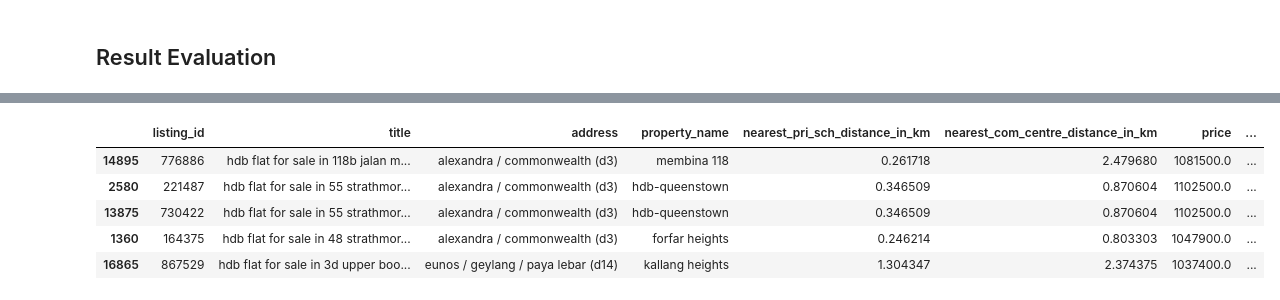
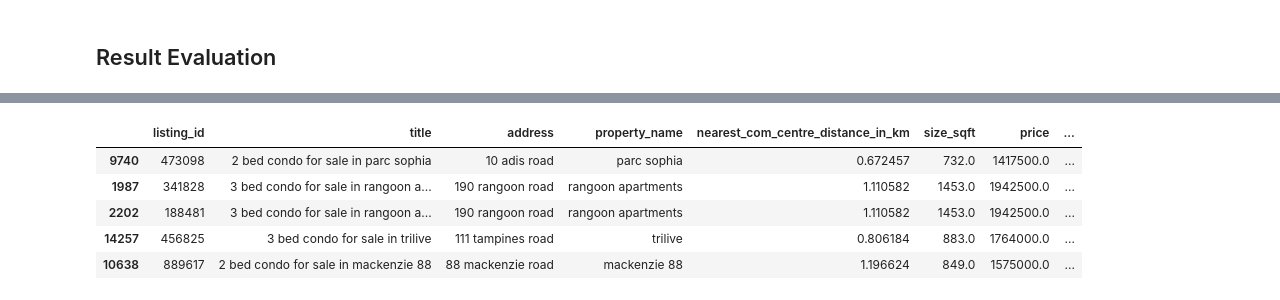
Before and after one commit to coby9241/cs5228-project, a Jupyter notebook: task2/task2_darren.ipynb, the cells around one changed output, grey strips where cells are left out. Cells and saved outputs as stored; diff of their text form; code cells hidden in the pictures.

```diff
--- a/task2/task2_darren.ipynb
+++ b/task2/task2_darren.ipynb
@@ -67,0 +59,14 @@ X_transformed = pipe.fit_transform(df)
+# %%
+def transform_data(df):
+    pipe = Pipeline(
+        [
+            ('standard_scaler', StandardScaler()),
+            ('knn', KNNImputer())
+            ]
+    )
+
+    return pd.DataFrame(data=pipe.fit_transform(df), columns=pipe.get_feature_names_out())
+# %%
+# Preprocessing
+df_transformed = transform_data(df)
+X_transformed = df_transformed.values
@@ -133,12 +150,12 @@ These are the available features that user can specify as their preferences:
 # %%
 # Explore parameters here
-row_idx = 0
+row_idx = 20141
 num_recommendations = 5
 algorithm = 'brute'
 metric = 'euclidean'
 
 # New parameter in this variation
-user_preferences = ['price', 'property_type_private', 'property_type_public', 'line_ew', 'size_sqft'] # feature names that user can specify as their preferences
+user_preferences = ['price', 'nearest_pri_sch_distance_in_km', 'tenure_high_year', 'line_ne'] # feature names that user can specify as their preferences
 # %% [markdown]
 **DO NOT NEED TO DO ANYTHING HERE**
 
@@ -190,12 +195,15 @@ Example:
 User will receive 10 recommendations in total. Out of the 10 recommendations, 4 recommendations (0.4 * 10) will come from random sampling of neighbours that are outside of top 10 but within top 50 (max_k) nearest neighbours. The remaining 6 recommendations will come from the 6 nearest neighbours.
 # %%
 # Parameters
-row_idx = 0
+row_idx = 20141
 num_recommendations = 5
 algorithm = 'brute'
 metric = 'euclidean'
 
 # New parameters in this variation
-max_k = 50
+max_k = 100
 degree_of_randomisation = 0.5
+
+# Set random seed
+np.random.seed(42)
 # %%
@@ -258,10 +282,10 @@ reco1
 # %%
-# model2
-reco2[['listing_id', 'title', 'address', 'property_name', 'nearest_pri_sch_distance_in_km', 'nearest_com_centre_distance_in_km'] + user_preferences]
+# model4
+reco4[['listing_id', 'title', 'address', 'property_name', 'nearest_com_centre_distance_in_km', 'size_sqft'] + user_preferences]
 # %% [output]
-|  | listing_id | title | address | property_name | nearest_pri_sch_distance_in_km | nearest_com_centre_distance_in_km | price | ... |
-| 14895 | 776886 | hdb flat for sale in 118b jalan m... | alexandra / commonwealth (d3) | membina 118 | 0.261718 | 2.479680 | 1081500.0 | ... |
-| 2580 | 221487 | hdb flat for sale in 55 strathmor... | alexandra / commonwealth (d3) | hdb-queenstown | 0.346509 | 0.870604 | 1102500.0 | ... |
-| 13875 | 730422 | hdb flat for sale in 55 strathmor... | alexandra / commonwealth (d3) | hdb-queenstown | 0.346509 | 0.870604 | 1102500.0 | ... |
-| 1360 | 164375 | hdb flat for sale in 48 strathmor... | alexandra / commonwealth (d3) | forfar heights | 0.246214 | 0.803303 | 1047900.0 | ... |
-| 16865 | 867529 | hdb flat for sale in 3d upper boo... | eunos / geylang / paya lebar (d14) | kallang heights | 1.304347 | 2.374375 | 1037400.0 | ... |
+|  | listing_id | title | address | property_name | nearest_com_centre_distance_in_km | size_sqft | price | ... |
+| 9740 | 473098 | 2 bed condo for sale in parc sophia | 10 adis road | parc sophia | 0.672457 | 732.0 | 1417500.0 | ... |
+| 1987 | 341828 | 3 bed condo for sale in rangoon a... | 190 rangoon road | rangoon apartments | 1.110582 | 1453.0 | 1942500.0 | ... |
+| 2202 | 188481 | 3 bed condo for sale in rangoon a... | 190 rangoon road | rangoon apartments | 1.110582 | 1453.0 | 1942500.0 | ... |
+| 14257 | 456825 | 3 bed condo for sale in trilive | 111 tampines road | trilive | 0.806184 | 883.0 | 1764000.0 | ... |
+| 10638 | 889617 | 2 bed condo for sale in mackenzie 88 | 88 mackenzie road | mackenzie 88 | 1.196624 | 849.0 | 1575000.0 | ... |
```
Also changed, not shown: parts of 45 cells of this notebook, 1 other file.
